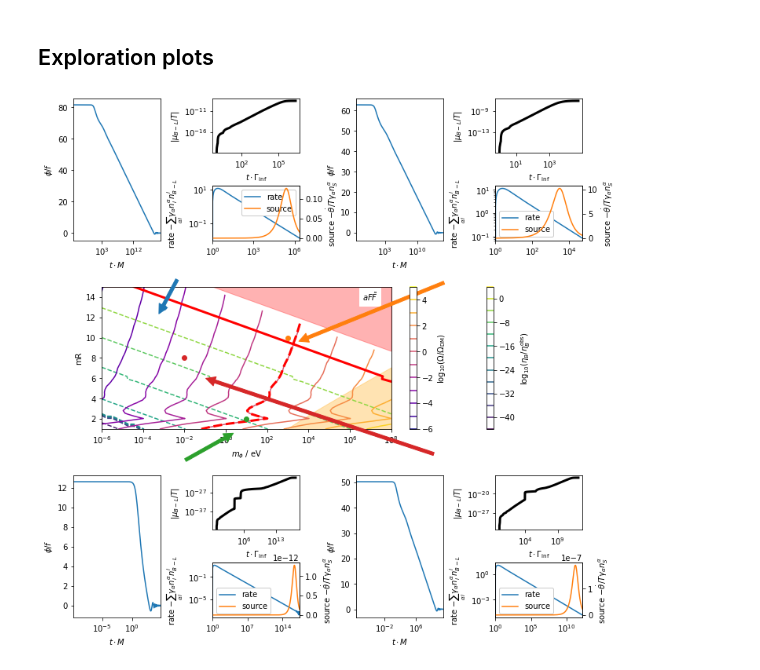
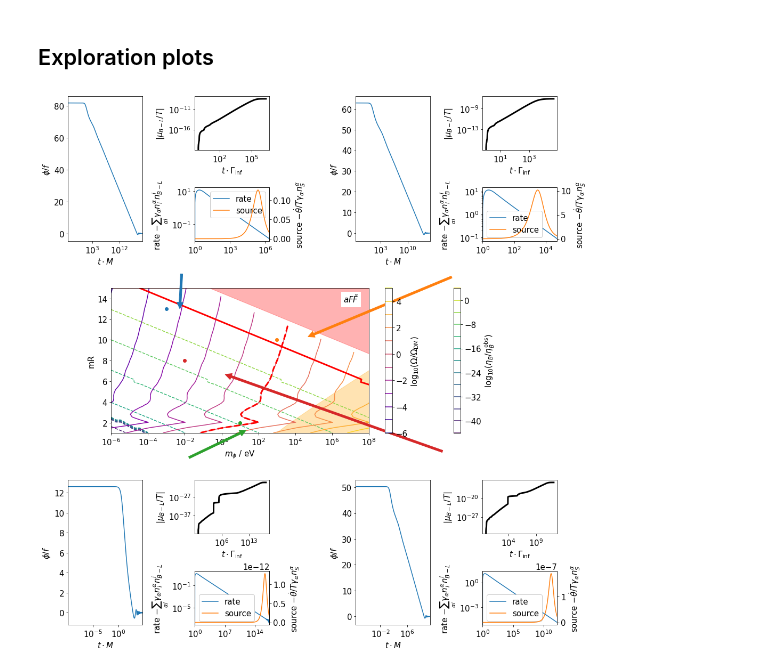
Before and after one commit to anna-jana/masters-project, a Jupyter notebook: transport_eq_in_time/clockwork_axion.ipynb, the cells around one changed output. Saved outputs shown, nothing was run; the diff lists cells and outputs as text; code cells hidden in the pictures.

Commit message:
saving the clockwork exploration plot

```diff
--- a/transport_eq_in_time/clockwork_axion.ipynb
+++ b/transport_eq_in_time/clockwork_axion.ipynb
@@ -216,7 +216,7 @@ min_mR = np.array([compute_min_mR(x, default_f_eff) for x in m_phi])
 levels_A = list(find_level(np.log10(m_phi * 1e9), mR, A))
 levels_B = list(find_level(np.log10(m_phi * 1e9), mR, B))
 
-fig, axs = plt.subplots(3, 2, figsize=(10, 10))
+fig, axs = plt.subplots(3, 2, figsize=(15, 15))
 fig_inv_trans = fig.transFigure.inverted()
 
 subfig_fig = []
@@ -234,8 +234,8 @@ for nth_point, (i, j) in enumerate(itertools.product([0, 2], range(2))):
     )
     ax1, ax2, ax3 = subaxs["B"], subaxs["A"], subaxs["C"]
     twinax3 = ax3.twinx()
-    border = 0.1
-    subfig.subplots_adjust(left=border, right=1 - border, hspace=0.6, wspace=0.6)
+    border = 0.15
+    subfig.subplots_adjust(left=border, right=1 - border, hspace=0.7, wspace=0.7)
     # subfig.subplots_adjust(hspace=0, left=border, right=1 - border)
     subfig_fig.append(fig_inv_trans.transform(
         subfig.transSubfigure.transform((0.5, 1 + 0.001) if i == 2 else (0.5, -0.001))))
@@ -274,31 +274,33 @@ ax.set_ylabel("mR")
 ax.annotate(source_name, (0.9, 0.9), xycoords="axes fraction", backgroundcolor="white")
 
 mappable_A = ax.contour(m_phi * 1e9, mR, A, levels=10, cmap="viridis", linestyles="--")
 mappable_B = ax.contour(m_phi * 1e9, mR, B, levels=10, cmap="plasma", linestyles="-")
 
 subfig.colorbar(mappable_A, ax=ax, label=r"$\log_{10}(\eta_B / \eta_B^\mathrm{obs})$")
 subfig.colorbar(mappable_B, ax=ax, label=r"$\log_{10}(\Omega / \Omega_\mathrm{DM})$")
 
 for xs, ys in levels_A:
     ax.plot(10**xs, ys, "r", lw=3)
 for xs, ys in levels_B:
     ax.plot(10**xs, ys, "--r", lw=3)
 
 ax.fill_between(m_phi * 1e9, max_mR, mR[-1], alpha=0.3, color="red", label="axion moves before inflation")
 ax.fill_between(m_phi * 1e9, min_mR, mR[0] , alpha=0.3, color="orange", label="axion decays")
 ax.set_ylim(mR[0], mR[-1])
 
 ###################################### arrows ##################################
 interesting_points_marker_colors = []
 interesting_points_fig = []
 for p in interesting_points:
     l, = ax.plot(*p, "o")
     interesting_points_marker_colors.append(l.get_markerfacecolor())
     interesting_points_fig.append(fig_inv_trans.transform(ax.transData.transform(p)))
 
 for arrow_end, arrow_start, arrow_color in zip(interesting_points_fig, subfig_fig,
                                                interesting_points_marker_colors):
     ax.annotate("", xy=arrow_end, xytext=arrow_start, xycoords="figure fraction",
                  textcoords="figure fraction", arrowprops=dict(color=arrow_color, shrink=0.1))
+
+fig.savefig(os.path.join(plotpath, "cw_exploration_plot.pdf"))
 # %% [output]
-[figure, old version]
+[figure, new version]
```
